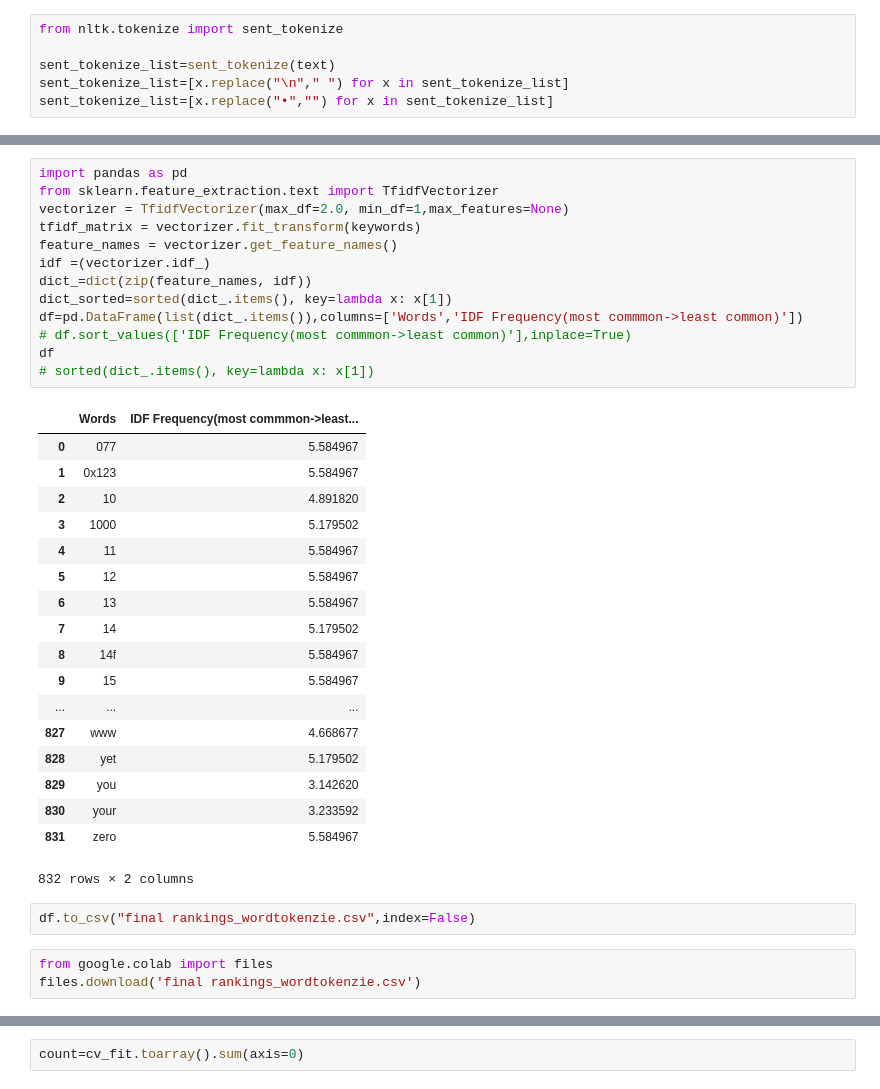
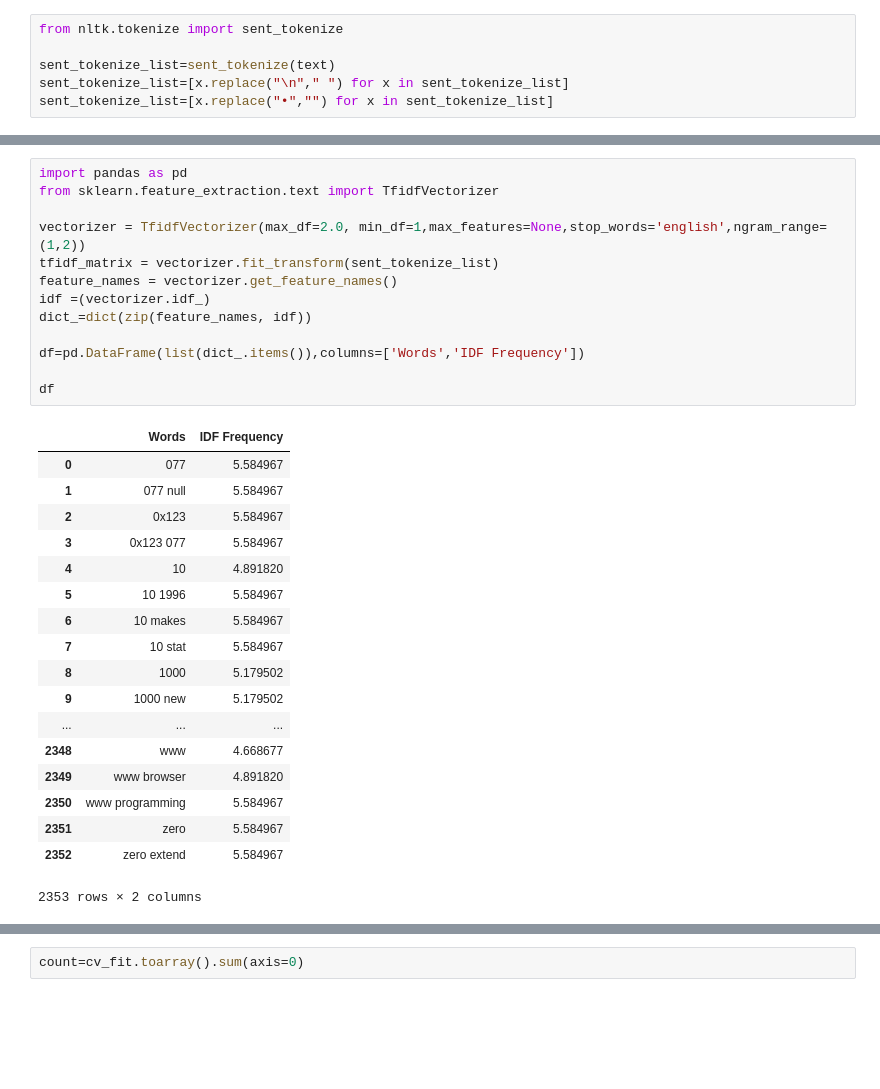
Before and after one commit to tanmaypandey7/Java-e-Book-NLP-Analysis, a Jupyter notebook: Assignment_NLP.ipynb, the cells around one changed output, grey strips where cells are left out. Drawn from its saved outputs; the diff is of its cells as text; blank space fills up the shorter version.

```diff
--- a/Assignment_NLP.ipynb
+++ b/Assignment_NLP.ipynb
@@ -175,37 +87,32 @@ df1.head()
 # %%
 import pandas as pd
 from sklearn.feature_extraction.text import TfidfVectorizer
-vectorizer = TfidfVectorizer(max_df=2.0, min_df=1,max_features=None)
-tfidf_matrix = vectorizer.fit_transform(keywords)
+
+vectorizer = TfidfVectorizer(max_df=2.0, min_df=1,max_features=None,stop_words='english',ngram_range=(1,2))
+tfidf_matrix = vectorizer.fit_transform(sent_tokenize_list)
 feature_names = vectorizer.get_feature_names()
 idf =(vectorizer.idf_)
 dict_=dict(zip(feature_names, idf))
-dict_sorted=sorted(dict_.items(), key=lambda x: x[1])
-df=pd.DataFrame(list(dict_.items()),columns=['Words','IDF Frequency(most commmon->least common)'])
-# df.sort_values(['IDF Frequency(most commmon->least common)'],inplace=True)
+
+df=pd.DataFrame(list(dict_.items()),columns=['Words','IDF Frequency'])
+
 df
-# sorted(dict_.items(), key=lambda x: x[1])
 # %% [output]
-|  | Words | IDF Frequency(most commmon->least... |
+|  | Words | IDF Frequency |
 | 0 | 077 | 5.584967 |
-| 1 | 0x123 | 5.584967 |
-| 2 | 10 | 4.891820 |
-| 3 | 1000 | 5.179502 |
-| 4 | 11 | 5.584967 |
-| 5 | 12 | 5.584967 |
-| 6 | 13 | 5.584967 |
-| 7 | 14 | 5.179502 |
-| 8 | 14f | 5.584967 |
-| 9 | 15 | 5.584967 |
+| 1 | 077 null | 5.584967 |
+| 2 | 0x123 | 5.584967 |
+| 3 | 0x123 077 | 5.584967 |
+| 4 | 10 | 4.891820 |
+| 5 | 10 1996 | 5.584967 |
+| 6 | 10 makes | 5.584967 |
+| 7 | 10 stat | 5.584967 |
+| 8 | 1000 | 5.179502 |
+| 9 | 1000 new | 5.179502 |
 | ... | ... | ... |
-| 827 | www | 4.668677 |
-| 828 | yet | 5.179502 |
-| 829 | you | 3.142620 |
-| 830 | your | 3.233592 |
-| 831 | zero | 5.584967 |
+| 2348 | www | 4.668677 |
+| 2349 | www browser | 4.891820 |
+| 2350 | www programming | 5.584967 |
+| 2351 | zero | 5.584967 |
+| 2352 | zero extend | 5.584967 |
-832 rows × 2 columns
+2353 rows × 2 columns
-# %%
-df.to_csv("final rankings_wordtokenzie.csv",index=False)
-# %%
-from google.colab import files
-files.download('final rankings_wordtokenzie.csv')
```
Also changed, not shown: parts of 28 cells of this notebook.
